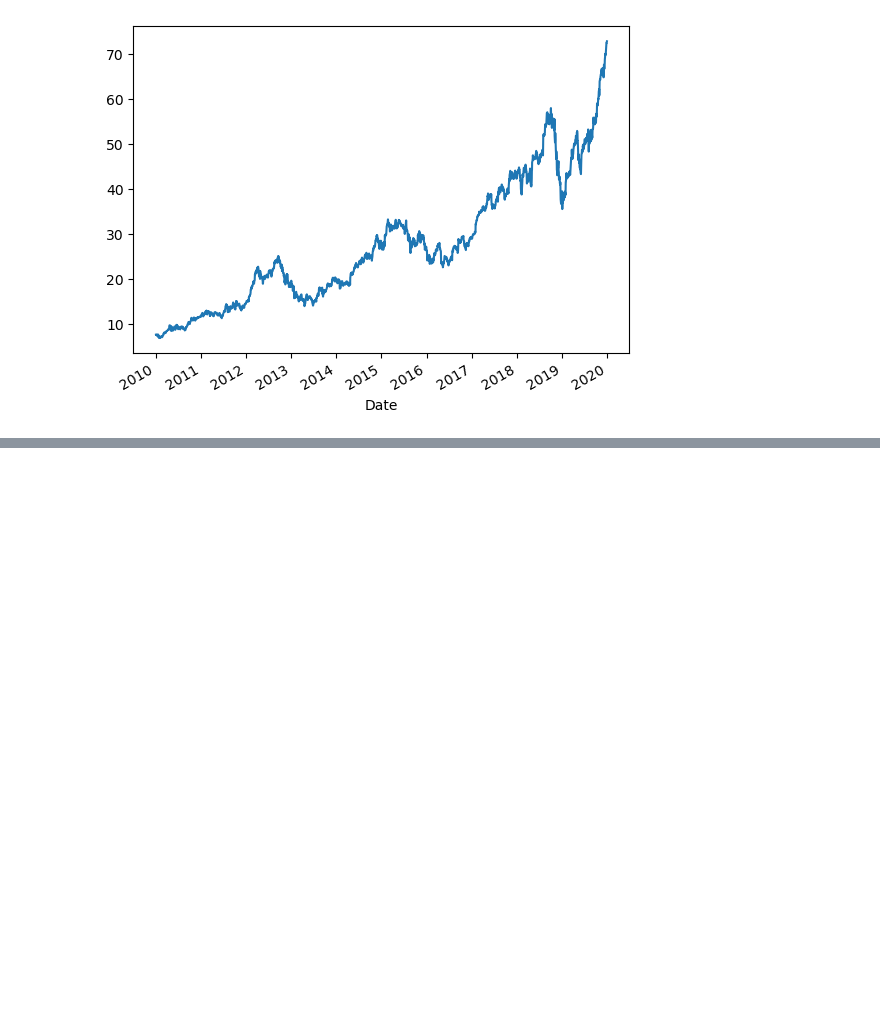
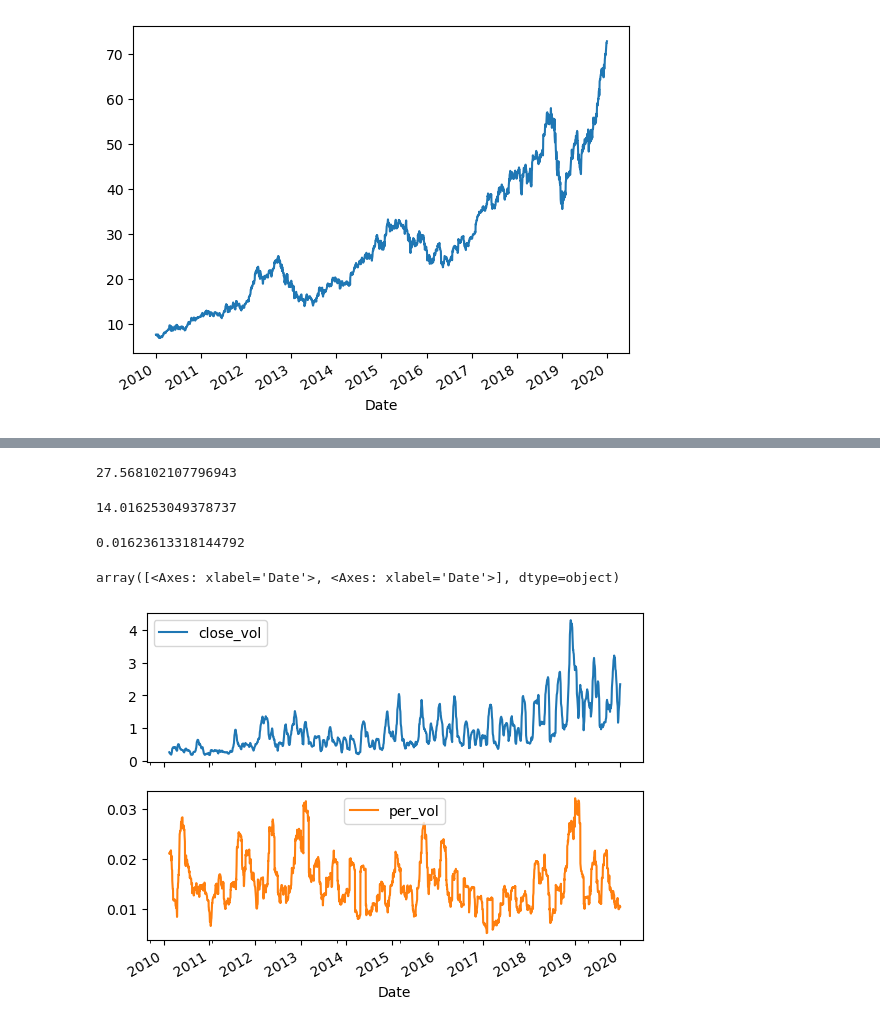
Before and after one commit to johnzea/LinkedInPythonFinance, a Jupyter notebook: Loading Data and Visualizations.ipynb, the cells around one changed output, grey strips where cells are left out. Saved outputs shown, nothing was run; the diff lists cells and outputs as text; code cells hidden in the pictures; blank space fills up the shorter version.

```diff
--- a/Loading Data and Visualizations.ipynb
+++ b/Loading Data and Visualizations.ipynb
@@ -469,0 +625,35 @@ Goal:
+# %%
+(aapl
+ .Close
+ .mean()
+)
+# %% [output]
+27.568102107796943
+# %%
+(aapl
+ .Close
+ .std()
+)
+# %% [output]
+14.016253049378737
+# %%
+# this is an indication of volatility
+# standard deviation, measure of how much things change or vary, this is a meausre of variance
+(aapl
+ .assign(pct_change_close=aapl.Close.pct_change())
+ .pct_change_close
+ .std()
+)
+# %% [output]
+0.01623613318144792
+# %%
+(aapl
+ .assign(close_vol=aapl.rolling(30).Close.std(),
+         per_vol=aapl.Close.pct_change().rolling(30).std()) # percent change, standard deviation
+ .iloc[:, -2:]
+ #.iloc[28:]
+ .plot(subplots=True)
+)
+# %% [output]
+array([<Axes: xlabel='Date'>, <Axes: xlabel='Date'>], dtype=object)
+[figure, added]
```
Also changed, not shown: parts of 47 cells of this notebook, 1 other file.
